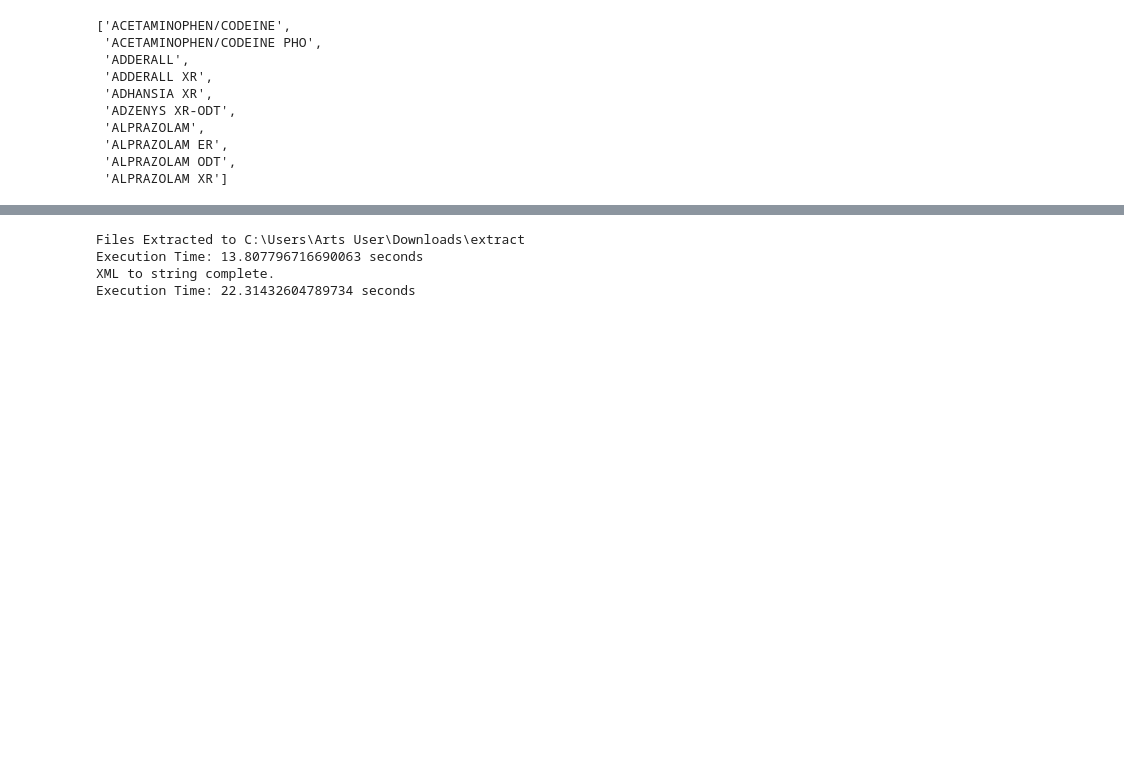
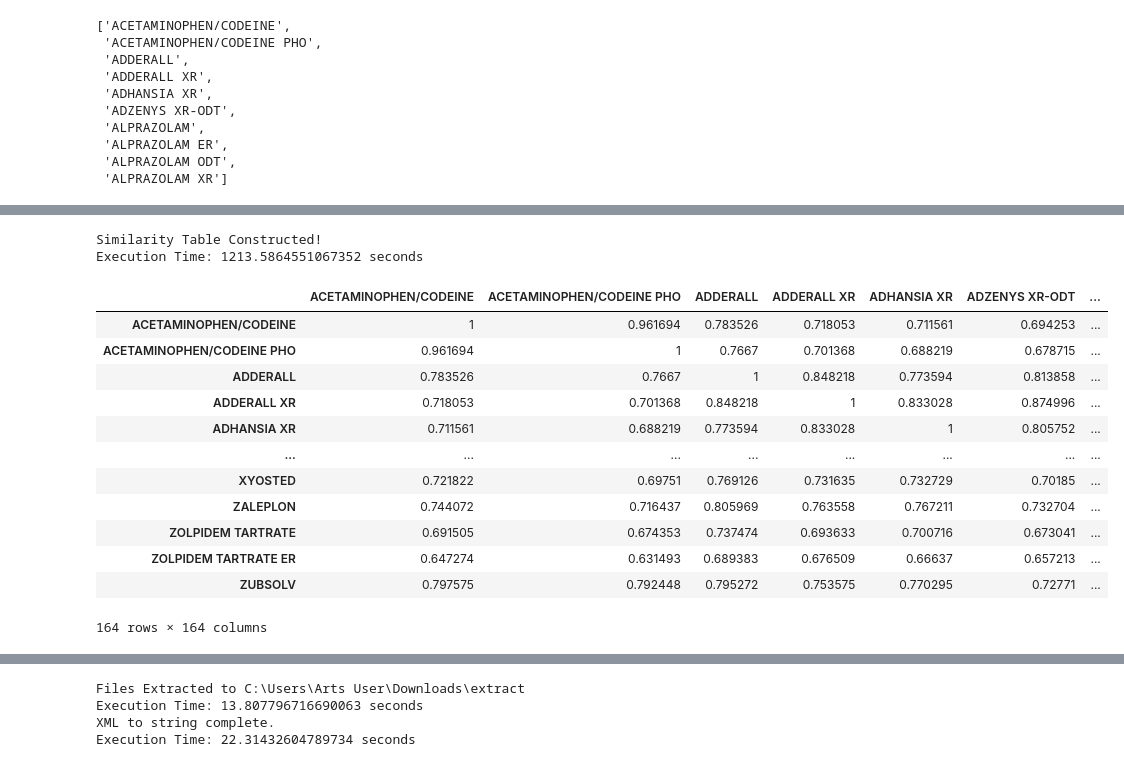
Before and after one commit to mastervel/BLP-Demand-Estimation-Prescription-Drugs, a Jupyter notebook: Text Analysis.ipynb, the cells around one changed output, grey strips where cells are left out. Saved outputs shown, nothing was run; the diff lists cells and outputs as text; code cells hidden in the pictures; blank space fills up the shorter version.

```diff
--- a/Text Analysis.ipynb
+++ b/Text Analysis.ipynb
@@ -456,0 +601,21 @@ zip_file_path
+# %%
+full_cosine_table = drug_similarity_table_v2(grouped_by_prod_name, drug_dict)
+# %% [output]
+Similarity Table Constructed!
+Execution Time: 1213.5864551067352 seconds
+# %%
+full_cosine_table
+# %% [output]
+|  | ACETAMINOPHEN/CODEINE | ACETAMINOPHEN/CODEINE PHO | ADDERALL | ADDERALL XR | ADHANSIA XR | ADZENYS XR-ODT | ... |
+| ACETAMINOPHEN/CODEINE | 1 | 0.961694 | 0.783526 | 0.718053 | 0.711561 | 0.694253 | ... |
+| ACETAMINOPHEN/CODEINE PHO | 0.961694 | 1 | 0.7667 | 0.701368 | 0.688219 | 0.678715 | ... |
+| ADDERALL | 0.783526 | 0.7667 | 1 | 0.848218 | 0.773594 | 0.813858 | ... |
+| ADDERALL XR | 0.718053 | 0.701368 | 0.848218 | 1 | 0.833028 | 0.874996 | ... |
+| ADHANSIA XR | 0.711561 | 0.688219 | 0.773594 | 0.833028 | 1 | 0.805752 | ... |
+| ... | ... | ... | ... | ... | ... | ... | ... |
+| XYOSTED | 0.721822 | 0.69751 | 0.769126 | 0.731635 | 0.732729 | 0.70185 | ... |
+| ZALEPLON | 0.744072 | 0.716437 | 0.805969 | 0.763558 | 0.767211 | 0.732704 | ... |
+| ZOLPIDEM TARTRATE | 0.691505 | 0.674353 | 0.737474 | 0.693633 | 0.700716 | 0.673041 | ... |
+| ZOLPIDEM TARTRATE ER | 0.647274 | 0.631493 | 0.689383 | 0.676509 | 0.66637 | 0.657213 | ... |
+| ZUBSOLV | 0.797575 | 0.792448 | 0.795272 | 0.753575 | 0.770295 | 0.72771 | ... |
+164 rows × 164 columns
```
Also changed, not shown: parts of 23 cells of this notebook.
